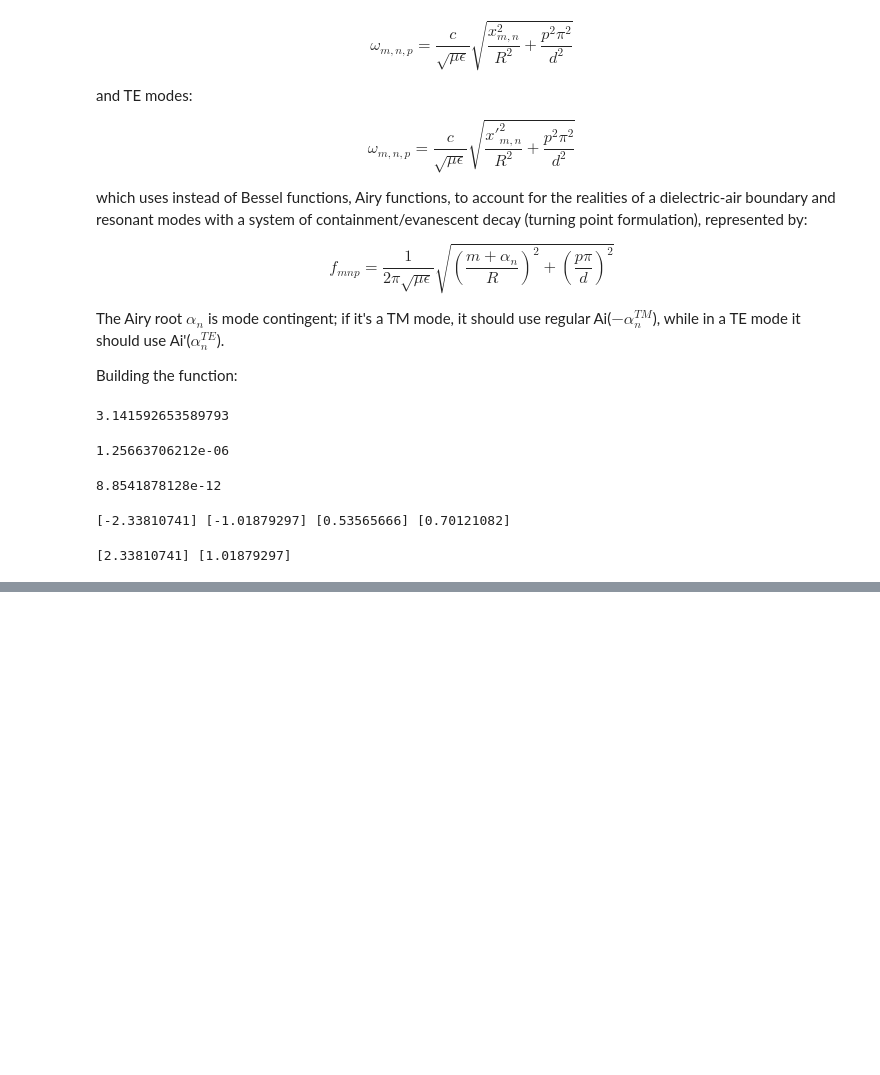
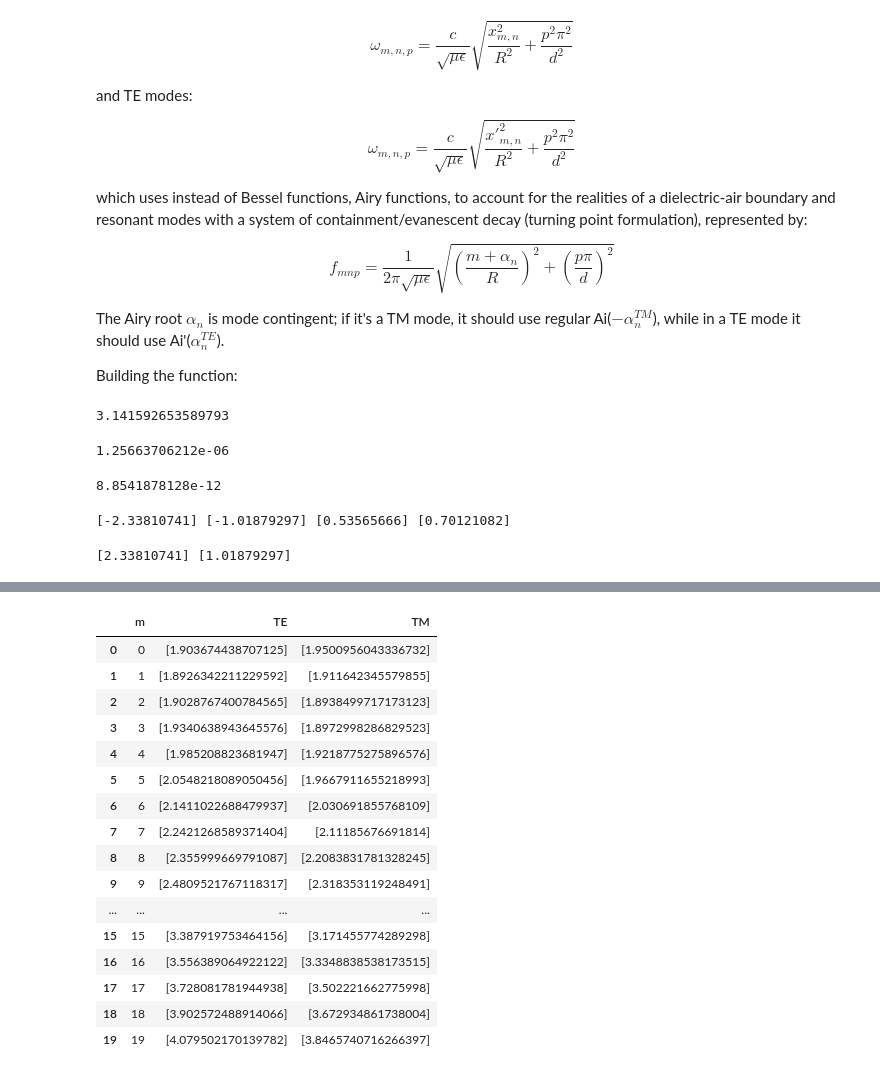
Before and after one commit to leay01/whispering_gallery_MAIN, a Jupyter notebook: wgm_code/eigenCSV/WGM_EQ_AIRY.ipynb, the cells around one changed output, grey strips where cells are left out. Cells and saved outputs as stored; diff of their text form; code cells hidden in the pictures; blank space fills up the shorter version.

```diff
--- a/wgm_code/eigenCSV/WGM_EQ_AIRY.ipynb
+++ b/wgm_code/eigenCSV/WGM_EQ_AIRY.ipynb
@@ -86,3 +153,24 @@ def Airy_freq_solver(mode_kind, m, p, mu_r = 1,epsilon_r = 9.7598758464,
+# %%
+second_test = get_TE_TM_m_p(N_m = 20, p=1)
+second_test
+# %% [output]
+|  | m | TE | TM |
+| 0 | 0 | [1.903674438707125] | [1.9500956043336732] |
+| 1 | 1 | [1.8926342211229592] | [1.911642345579855] |
+| 2 | 2 | [1.9028767400784565] | [1.8938499717173123] |
+| 3 | 3 | [1.9340638943645576] | [1.8972998286829523] |
+| 4 | 4 | [1.985208823681947] | [1.9218775275896576] |
+| 5 | 5 | [2.0548218089050456] | [1.9667911655218993] |
+| 6 | 6 | [2.1411022688479937] | [2.030691855768109] |
+| 7 | 7 | [2.2421268589371404] | [2.11185676691814] |
+| 8 | 8 | [2.355999669791087] | [2.2083831781328245] |
+| 9 | 9 | [2.4809521767118317] | [2.318353119248491] |
+| ... | ... | ... | ... |
+| 15 | 15 | [3.387919753464156] | [3.171455774289298] |
+| 16 | 16 | [3.556389064922122] | [3.3348838538173515] |
+| 17 | 17 | [3.728081781944938] | [3.502221662775998] |
+| 18 | 18 | [3.902572488914066] | [3.672934861738004] |
+| 19 | 19 | [4.079502170139782] | [3.8465740716266397] |
 # %%
 test = Airy_freq_solver('TE', m = 10, p = 1)
 # %%
```
Also changed, not shown: parts of 19 cells of this notebook, 1 other file.
